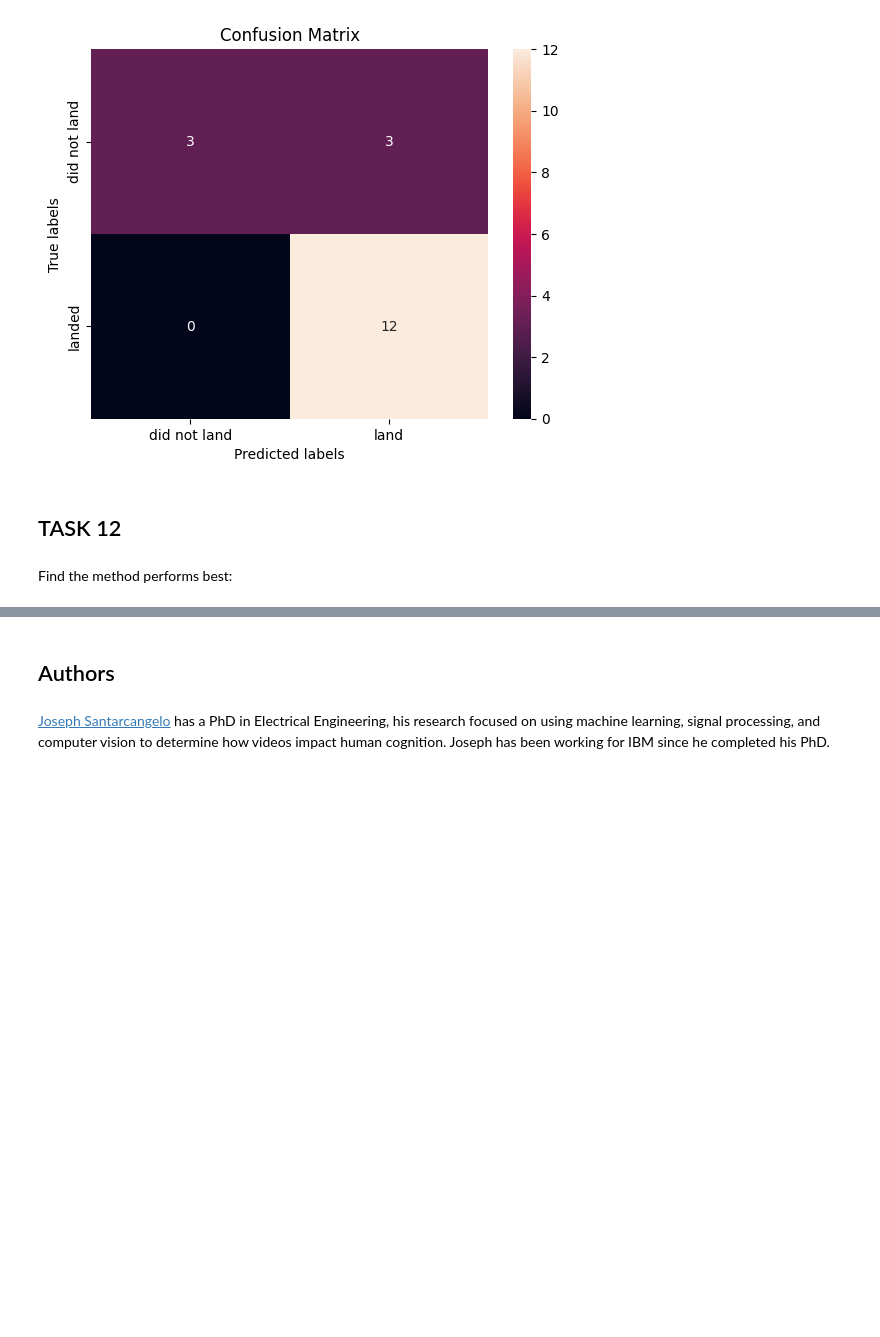
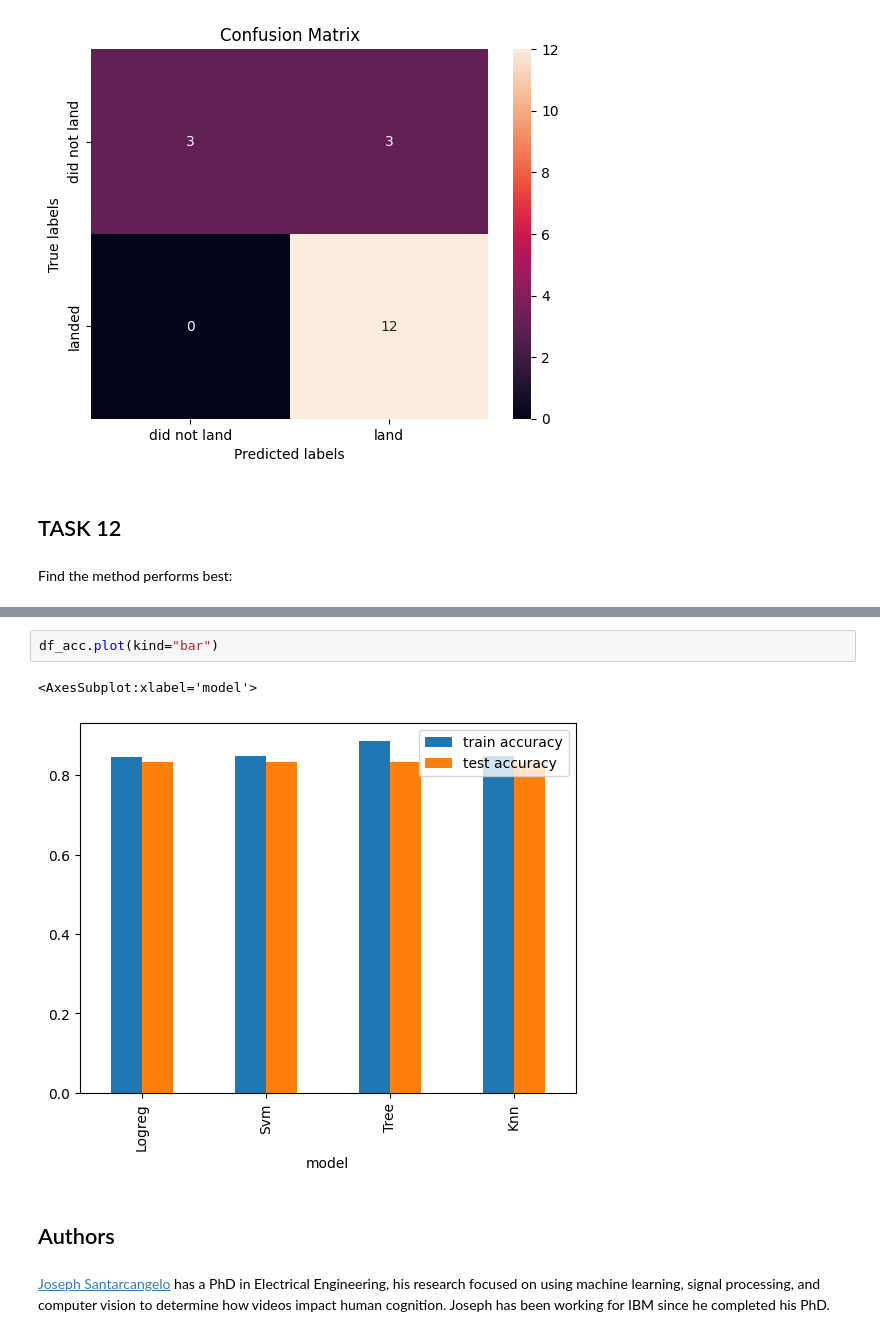
Before and after one commit to MohammedJamil/IBM-applied-data-science-capstone, a Jupyter notebook: Predictive-analysis.ipynb, the cells around one changed output, grey strips where cells are left out. Cells and saved outputs as stored; diff of their text form; blank space fills up the shorter version.

```diff
--- a/Predictive-analysis.ipynb
+++ b/Predictive-analysis.ipynb
@@ -361,4 +361,9 @@ df
 | Knn | 0.848214 | 0.833333 |
+# %%
+df_acc.plot(kind="bar")
+# %% [output]
+<AxesSubplot:xlabel='model'>
+[figure, added]
 # %% [markdown]
 ## Authors
 # %% [markdown]
```
Also changed, not shown: parts of 2 cells of this notebook, 3 other files.
